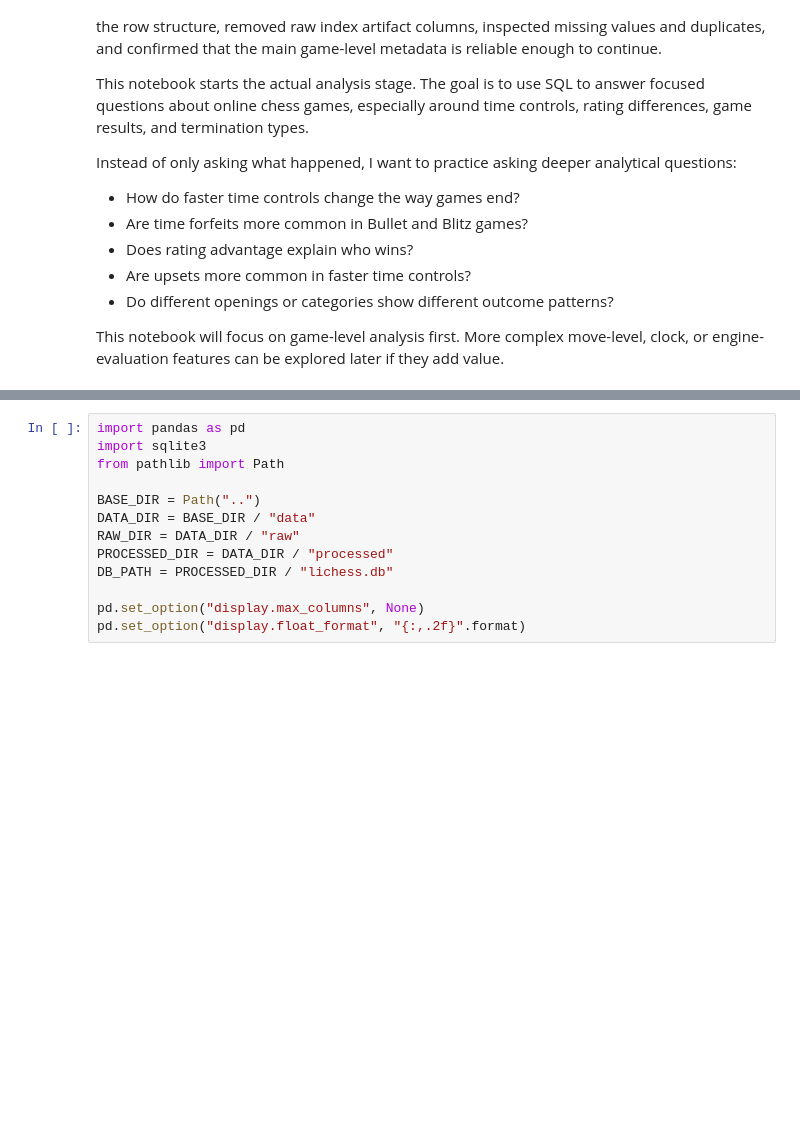
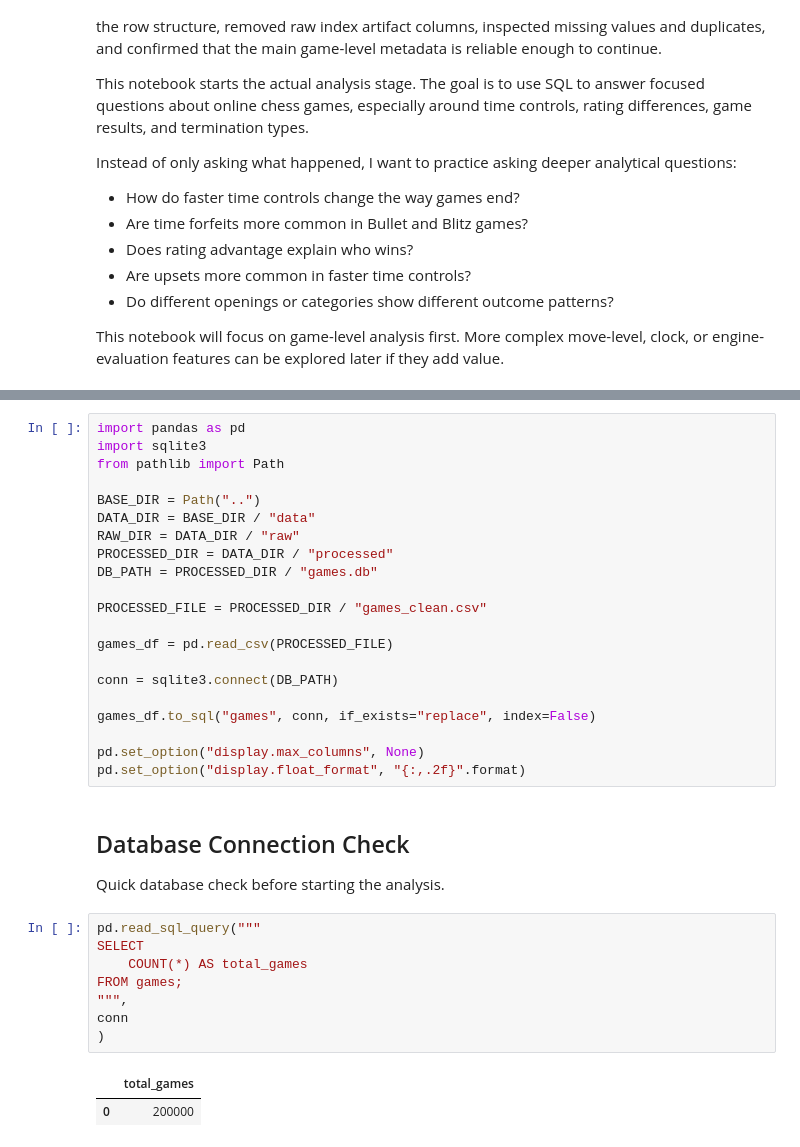
Before and after one commit to hafezomar/lichess-game-analysis, a Jupyter notebook: notebooks/01_sql_game_analysis.ipynb, the cells around one changed output, grey strips where cells are left out. Saved outputs shown, nothing was run; the diff lists cells and outputs as text; blank space fills up the shorter version.

```diff
--- a/notebooks/01_sql_game_analysis.ipynb
+++ b/notebooks/01_sql_game_analysis.ipynb
@@ -23,7 +29,30 @@ BASE_DIR = Path("..")
 DATA_DIR = BASE_DIR / "data"
 RAW_DIR = DATA_DIR / "raw"
 PROCESSED_DIR = DATA_DIR / "processed"
-DB_PATH = PROCESSED_DIR / "lichess.db"
+DB_PATH = PROCESSED_DIR / "games.db"
+
+PROCESSED_FILE = PROCESSED_DIR / "games_clean.csv"
+
+games_df = pd.read_csv(PROCESSED_FILE)
+
+conn = sqlite3.connect(DB_PATH)
+
+games_df.to_sql("games", conn, if_exists="replace", index=False)
 
 pd.set_option("display.max_columns", None)
 pd.set_option("display.float_format", "{:,.2f}".format)
+# %% [markdown]
+## Database Connection Check
+
+Quick database check before starting the analysis.
+# %%
+pd.read_sql_query("""
+SELECT
+    COUNT(*) AS total_games
+FROM games;
+""",
+conn
+)
+# %% [output]
+|  | total_games |
+| 0 | 200000 |
```
Also changed, not shown: parts of 1 cell of this notebook, 1 other file.
